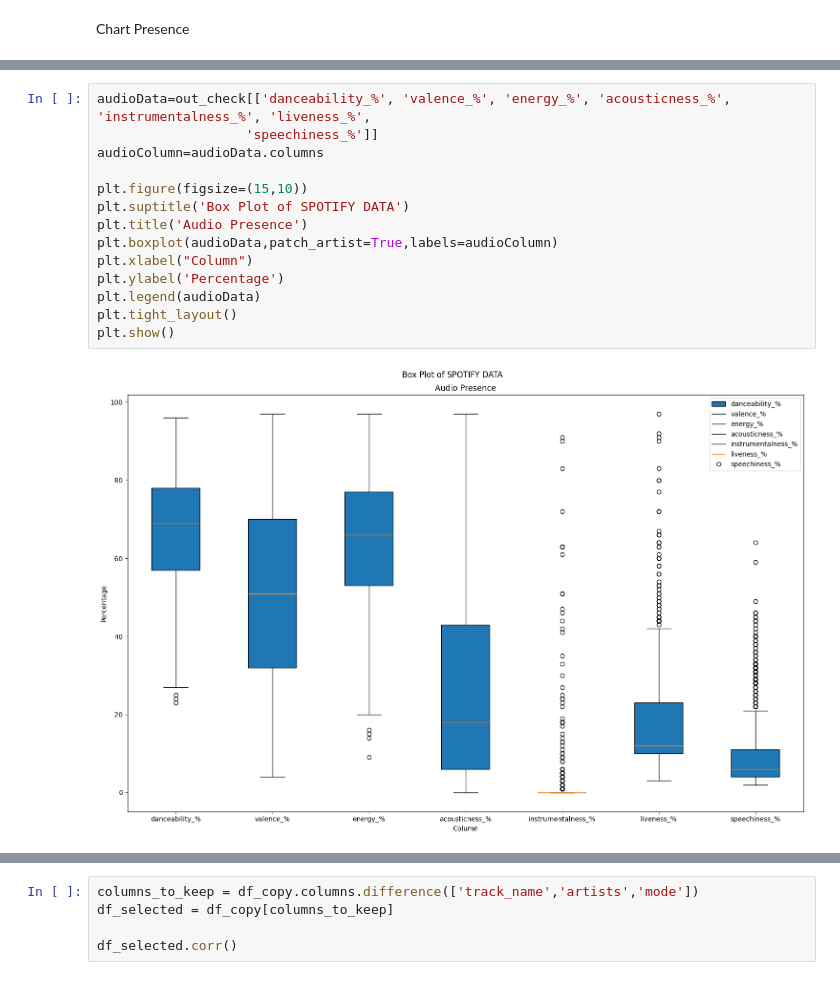
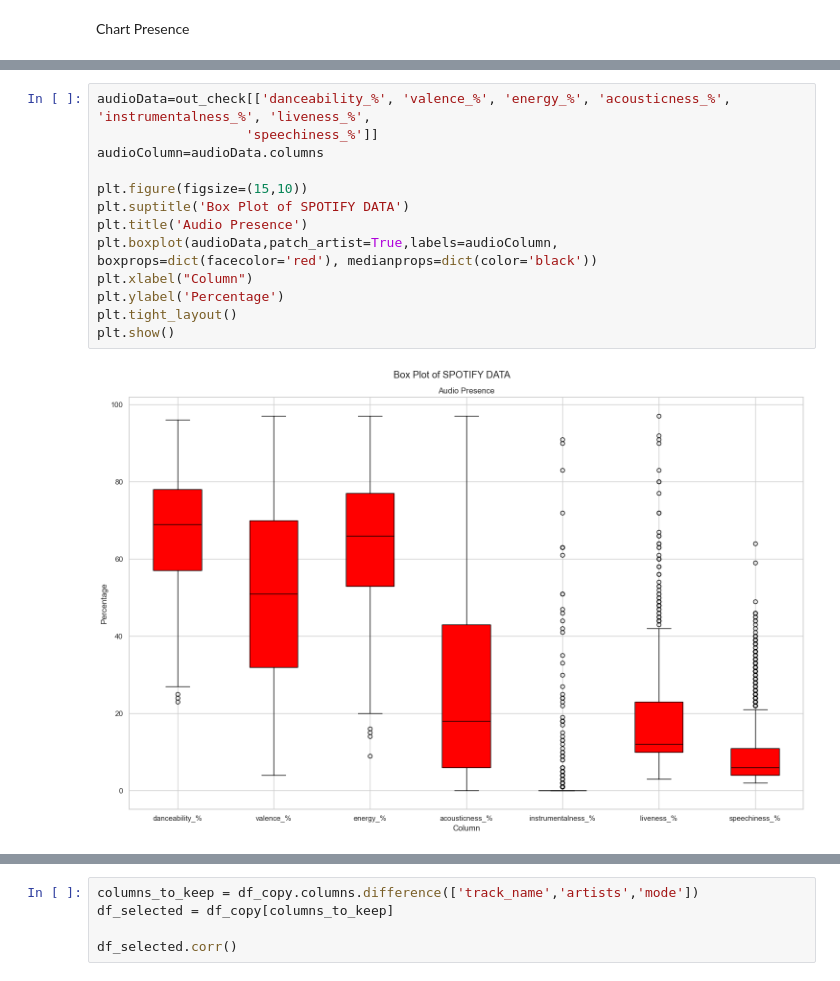
Before and after one commit to i-ap5/FamBus, a Jupyter notebook: famBus.ipynb, the cells around one changed output, grey strips where cells are left out. Cells and saved outputs as stored; diff of their text form.

```diff
--- a/famBus.ipynb
+++ b/famBus.ipynb
@@ -646,16 +492,15 @@ plt.show()
 # %%
 audioData=out_check[['danceability_%', 'valence_%', 'energy_%', 'acousticness_%', 'instrumentalness_%', 'liveness_%',
                    'speechiness_%']]
 audioColumn=audioData.columns
 
 plt.figure(figsize=(15,10))
 plt.suptitle('Box Plot of SPOTIFY DATA')
 plt.title('Audio Presence')
-plt.boxplot(audioData,patch_artist=True,labels=audioColumn)
+plt.boxplot(audioData,patch_artist=True,labels=audioColumn, boxprops=dict(facecolor='red'), medianprops=dict(color='black'))
 plt.xlabel("Column")
 plt.ylabel('Percentage')
-plt.legend(audioData)
 plt.tight_layout()
 plt.show()
 # %% [output]
-[figure, old version]
+[figure, new version]
```
Also changed, not shown: parts of 93 cells of this notebook.
